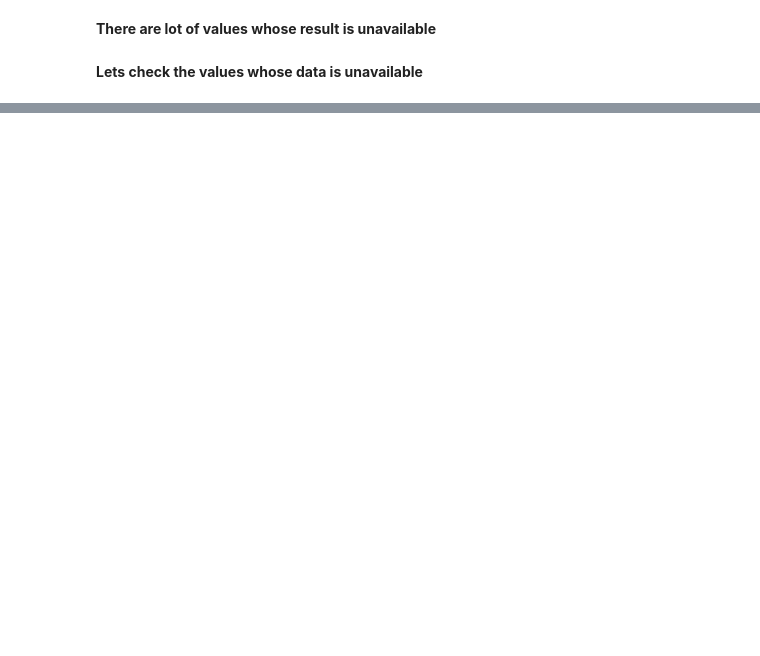
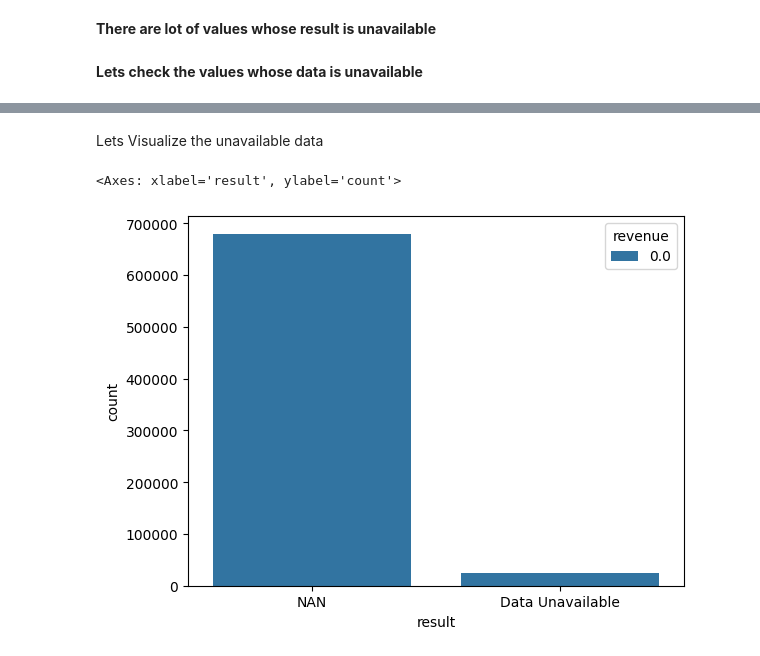
Before and after one commit to vishan01/CINEFINDER, a Jupyter notebook: notebooks/CINEFINDER .ipynb, the cells around one changed output, grey strips where cells are left out. Drawn from its saved outputs; the diff is of its cells as text; code cells hidden in the pictures; blank space fills up the shorter version.

```diff
--- a/notebooks/CINEFINDER.ipynb
+++ b/notebooks/CINEFINDER .ipynb
@@ -82,0 +86,7 @@ data_unavailable
+# %% [markdown]
+Lets Visualize the unavailable data
+# %%
+sns.countplot(data=data_unavailable,x="result",hue="revenue")
+# %% [output]
+<Axes: xlabel='result', ylabel='count'>
+[figure, added]
```
Also changed, not shown: parts of 4 cells of this notebook.
